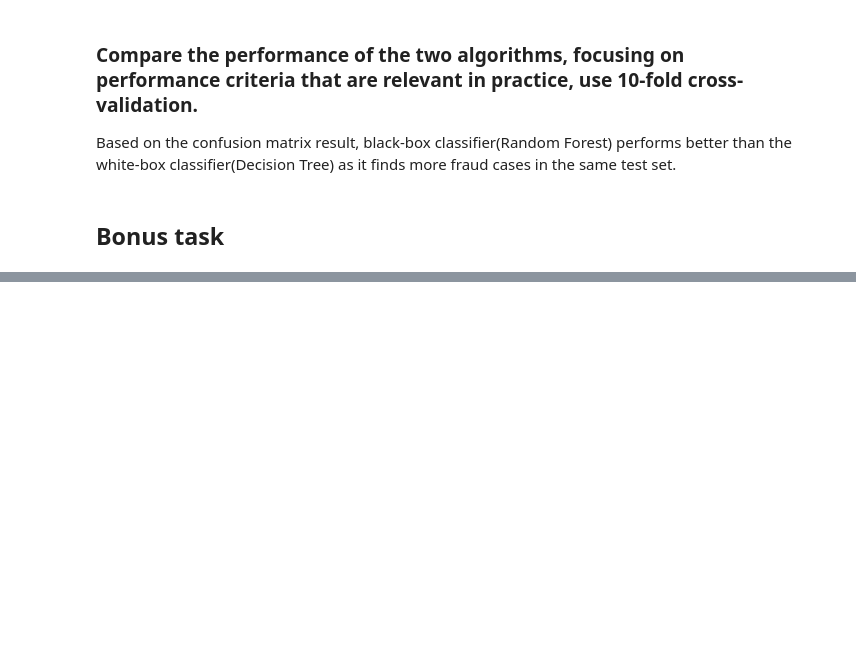
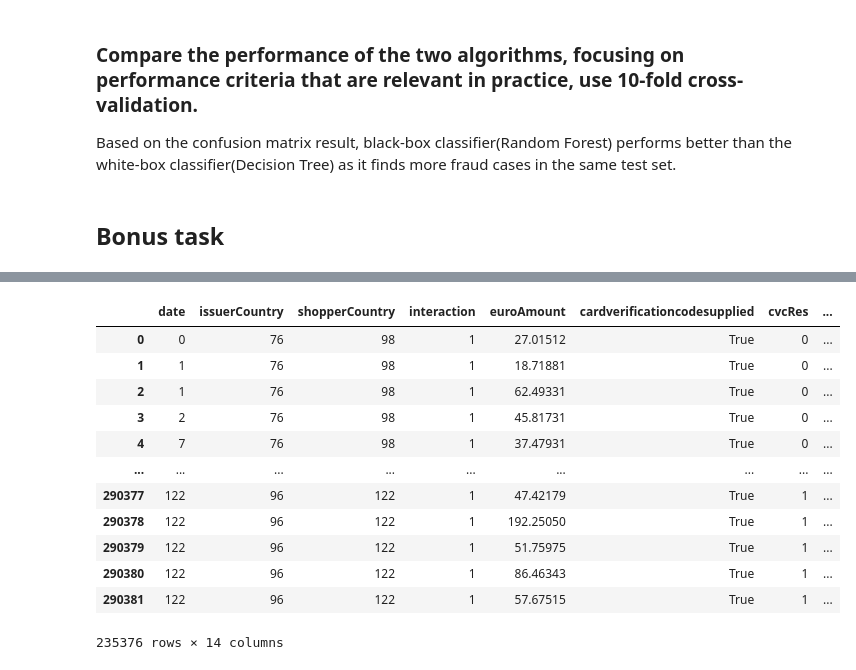
Before and after one commit to Timo9Madrid7/CS4035CyberDataAnalytics, a Jupyter notebook: assignment1/code/Lab1-2021.ipynb, the cells around one changed output, grey strips where cells are left out. Cells and saved outputs as stored; diff of their text form; code cells hidden in the pictures; blank space fills up the shorter version.

```diff
--- a/assignment1/code/Lab1-2021.ipynb
+++ b/assignment1/code/Lab1-2021.ipynb
@@ -907,0 +1014,16 @@ Based on the confusion matrix result, black-box classifier(Random Forest) perfor
+# %%
+df_group.head()
+# %% [output]
+|  | date | issuerCountry | shopperCountry | interaction | euroAmount | cardverificationcodesupplied | cvcRes | ... |
+| 0 | 0 | 76 | 98 | 1 | 27.01512 | True | 0 | ... |
+| 1 | 1 | 76 | 98 | 1 | 18.71881 | True | 0 | ... |
+| 2 | 1 | 76 | 98 | 1 | 62.49331 | True | 0 | ... |
+| 3 | 2 | 76 | 98 | 1 | 45.81731 | True | 0 | ... |
+| 4 | 7 | 76 | 98 | 1 | 37.47931 | True | 0 | ... |
+| ... | ... | ... | ... | ... | ... | ... | ... | ... |
+| 290377 | 122 | 96 | 122 | 1 | 47.42179 | True | 1 | ... |
+| 290378 | 122 | 96 | 122 | 1 | 192.25050 | True | 1 | ... |
+| 290379 | 122 | 96 | 122 | 1 | 51.75975 | True | 1 | ... |
+| 290380 | 122 | 96 | 122 | 1 | 86.46343 | True | 1 | ... |
+| 290381 | 122 | 96 | 122 | 1 | 57.67515 | True | 1 | ... |
+235376 rows × 14 columns
```
Also changed, not shown: parts of 26 cells of this notebook.
